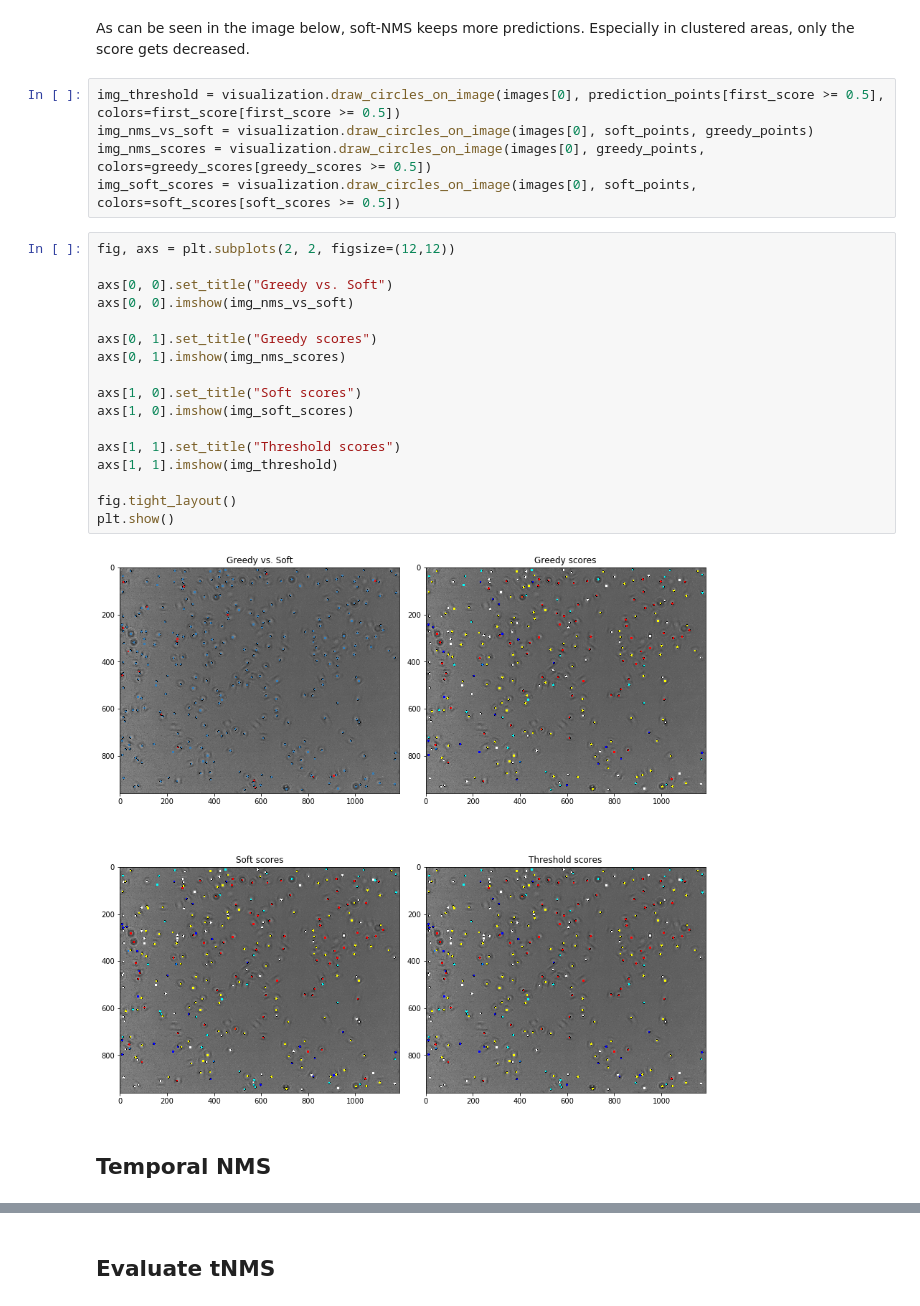
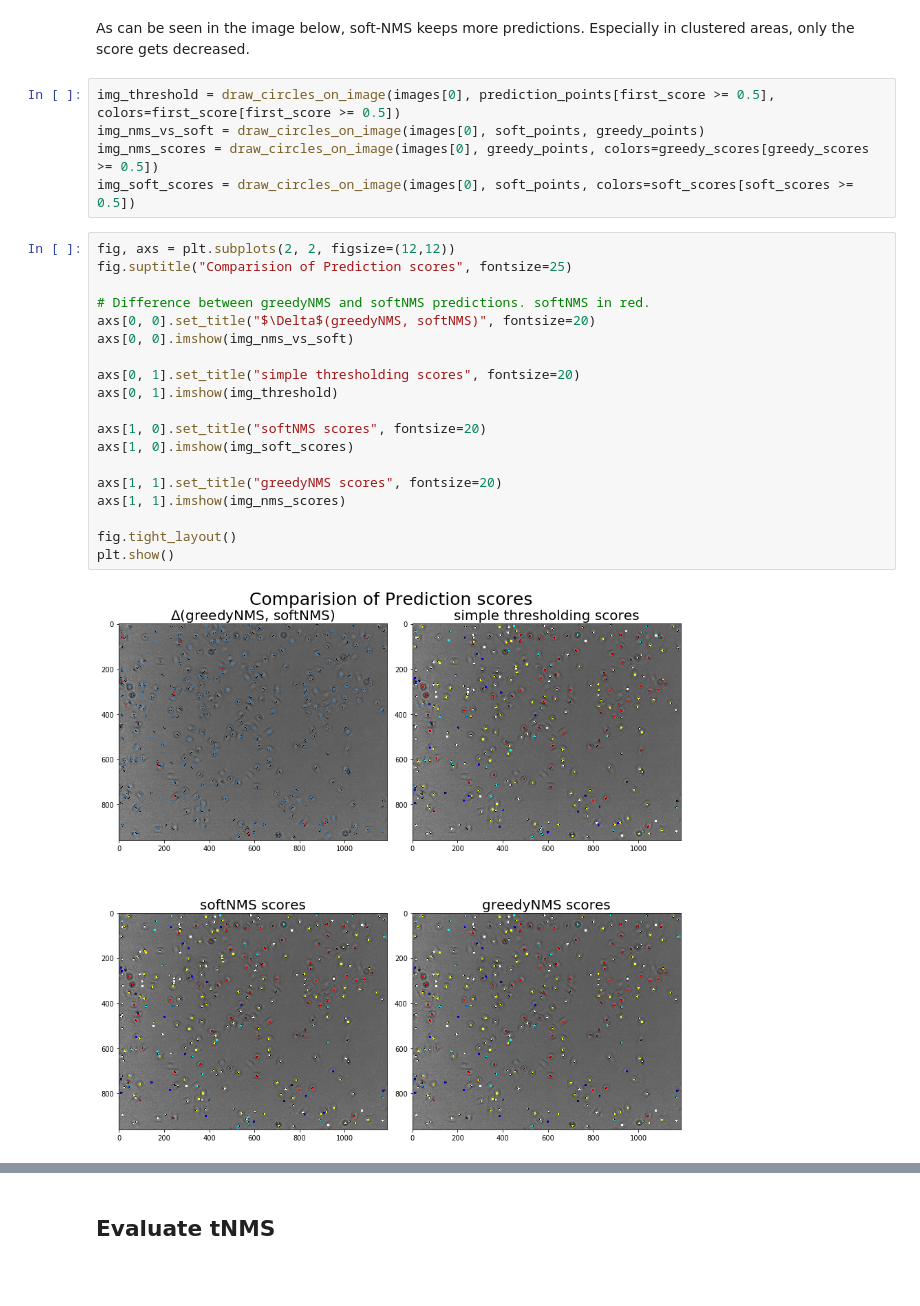
Before and after one commit to NabJa/single_cell_detection, a Jupyter notebook: procsessing/post-processing-exploration.ipynb, the cells around one changed output, grey strips where cells are left out. Saved outputs shown, nothing was run; the diff lists cells and outputs as text; blank space fills up the shorter version.

Commit message:
Cleanup post_processing
Exploration of:
    - greedyNMS
    - softNMS
    - tNMS

```diff
--- a/temporal_NMS.ipynb
+++ b/procsessing/post-processing-exploration.ipynb
@@ -70,28 +77,28 @@ soft_points = box.boxes_to_center_points(soft_predictions)
 # %% [markdown]
 As can be seen in the image below, soft-NMS keeps more predictions. Especially in clustered areas, only the score gets decreased.
 # %%
-img_threshold = visualization.draw_circles_on_image(images[0], prediction_points[first_score >= 0.5], colors=first_score[first_score >= 0.5])
-img_nms_vs_soft = visualization.draw_circles_on_image(images[0], soft_points, greedy_points)
-img_nms_scores = visualization.draw_circles_on_image(images[0], greedy_points, colors=greedy_scores[greedy_scores >= 0.5])
-img_soft_scores = visualization.draw_circles_on_image(images[0], soft_points, colors=soft_scores[soft_scores >= 0.5])
+img_threshold = draw_circles_on_image(images[0], prediction_points[first_score >= 0.5], colors=first_score[first_score >= 0.5])
+img_nms_vs_soft = draw_circles_on_image(images[0], soft_points, greedy_points)
+img_nms_scores = draw_circles_on_image(images[0], greedy_points, colors=greedy_scores[greedy_scores >= 0.5])
+img_soft_scores = draw_circles_on_image(images[0], soft_points, colors=soft_scores[soft_scores >= 0.5])
 # %%
 fig, axs = plt.subplots(2, 2, figsize=(12,12))
+fig.suptitle("Comparision of Prediction scores", fontsize=25)
 
-axs[0, 0].set_title("Greedy vs. Soft")
+# Difference between greedyNMS and softNMS predictions. softNMS in red.
+axs[0, 0].set_title("$\Delta$(greedyNMS, softNMS)", fontsize=20)
 axs[0, 0].imshow(img_nms_vs_soft)
 
-axs[0, 1].set_title("Greedy scores")
-axs[0, 1].imshow(img_nms_scores)
+axs[0, 1].set_title("simple thresholding scores", fontsize=20)
+axs[0, 1].imshow(img_threshold)
 
-axs[1, 0].set_title("Soft scores")
+axs[1, 0].set_title("softNMS scores", fontsize=20)
 axs[1, 0].imshow(img_soft_scores)
 
-axs[1, 1].set_title("Threshold scores")
-axs[1, 1].imshow(img_threshold)
+axs[1, 1].set_title("greedyNMS scores", fontsize=20)
+axs[1, 1].imshow(img_nms_scores)
 
 fig.tight_layout()
 plt.show()
 # %% [output]
-[figure, old version]
+[figure, new version]
-# %% [markdown]
-## Temporal NMS
```
Also changed, not shown: parts of 13 cells of this notebook, 2 other files.
